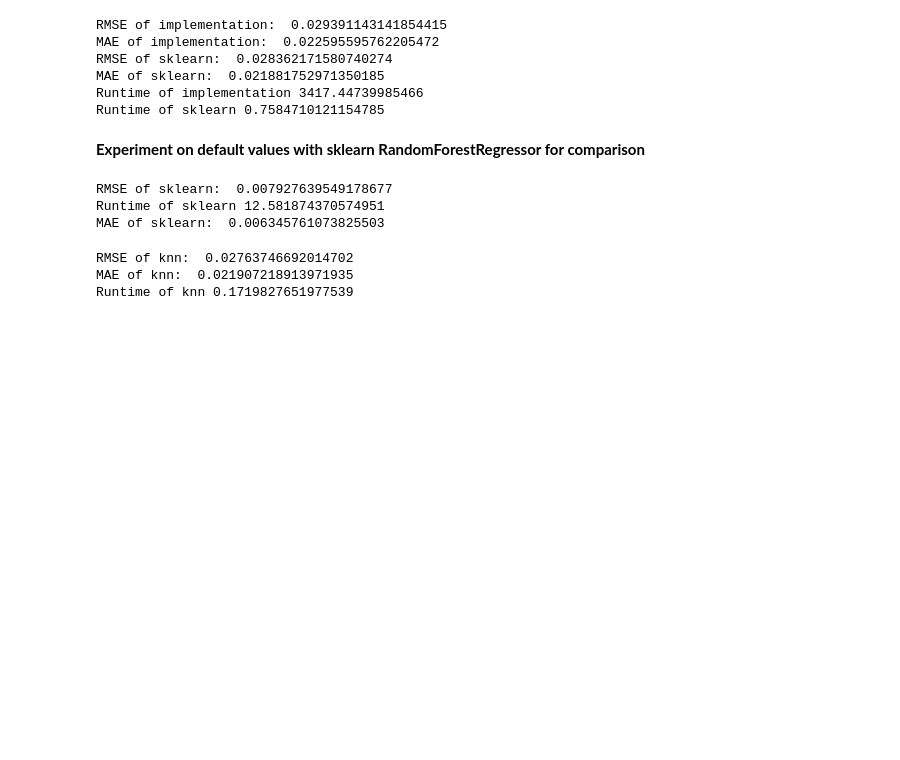
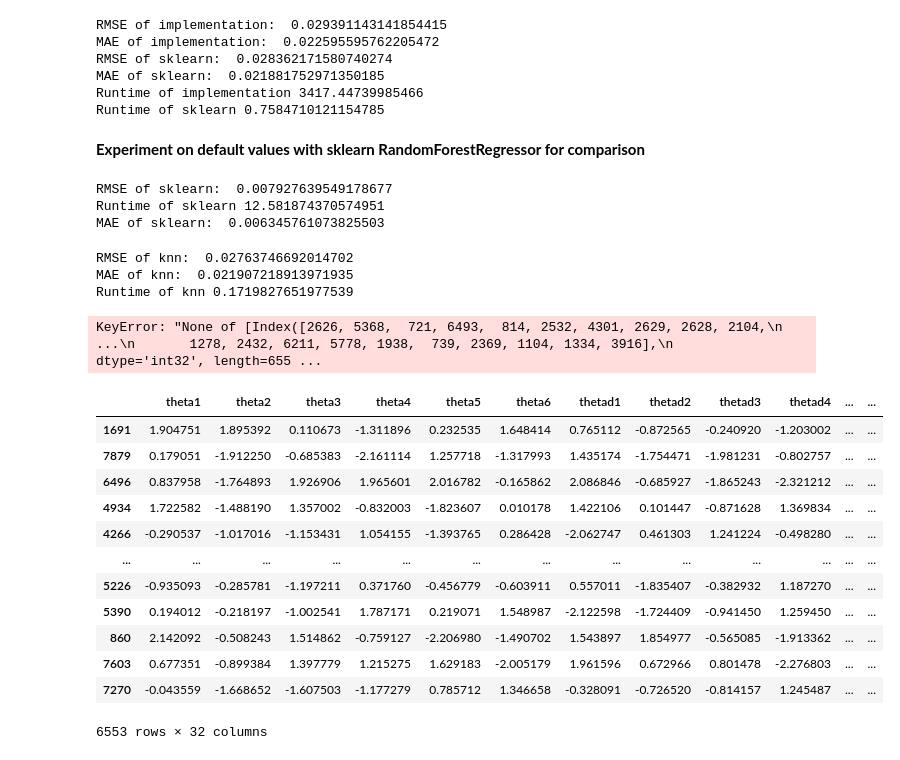
Before and after one commit to lebe1/MachineLearningCourse, a Jupyter notebook: Exercise2/puma32h.ipynb, the cells around one changed output. Cells and saved outputs as stored; diff of their text form; code cells hidden in the pictures; blank space fills up the shorter version.

```diff
--- a/Exercise2/puma32h.ipynb
+++ b/Exercise2/puma32h.ipynb
@@ -452,3 +452,27 @@ print("Runtime of knn", knn_runtime)
 RMSE of knn:  0.02763746692014702
 MAE of knn:  0.021907218913971935
 Runtime of knn 0.1719827651977539
+# %%
+from llm_implementation import RandomForestRegressor as llm_regressor
+
+rf = llm_regressor(n_estimators=10, max_depth=5)
+rf.fit(X_train, y_train)
+y_pred = rf.predict(X_test)
+# %% [output]
+KeyError: "None of [Index([2626, 5368,  721, 6493,  814, 2532, 4301, 2629, 2628, 2104,\n       ...\n       1278, 2432, 6211, 5778, 1938,  739, 2369, 1104, 1334, 3916],\n      dtype='int32', length=655 ...
+# %%
+X_train
+# %% [output]
+|  | theta1 | theta2 | theta3 | theta4 | theta5 | theta6 | thetad1 | thetad2 | thetad3 | thetad4 | ... | ... |
+| 1691 | 1.904751 | 1.895392 | 0.110673 | -1.311896 | 0.232535 | 1.648414 | 0.765112 | -0.872565 | -0.240920 | -1.203002 | ... | ... |
+| 7879 | 0.179051 | -1.912250 | -0.685383 | -2.161114 | 1.257718 | -1.317993 | 1.435174 | -1.754471 | -1.981231 | -0.802757 | ... | ... |
+| 6496 | 0.837958 | -1.764893 | 1.926906 | 1.965601 | 2.016782 | -0.165862 | 2.086846 | -0.685927 | -1.865243 | -2.321212 | ... | ... |
+| 4934 | 1.722582 | -1.488190 | 1.357002 | -0.832003 | -1.823607 | 0.010178 | 1.422106 | 0.101447 | -0.871628 | 1.369834 | ... | ... |
+| 4266 | -0.290537 | -1.017016 | -1.153431 | 1.054155 | -1.393765 | 0.286428 | -2.062747 | 0.461303 | 1.241224 | -0.498280 | ... | ... |
+| ... | ... | ... | ... | ... | ... | ... | ... | ... | ... | ... | ... | ... |
+| 5226 | -0.935093 | -0.285781 | -1.197211 | 0.371760 | -0.456779 | -0.603911 | 0.557011 | -1.835407 | -0.382932 | 1.187270 | ... | ... |
+| 5390 | 0.194012 | -0.218197 | -1.002541 | 1.787171 | 0.219071 | 1.548987 | -2.122598 | -1.724409 | -0.941450 | 1.259450 | ... | ... |
+| 860 | 2.142092 | -0.508243 | 1.514862 | -0.759127 | -2.206980 | -1.490702 | 1.543897 | 1.854977 | -0.565085 | -1.913362 | ... | ... |
+| 7603 | 0.677351 | -0.899384 | 1.397779 | 1.215275 | 1.629183 | -2.005179 | 1.961596 | 0.672966 | 0.801478 | -2.276803 | ... | ... |
+| 7270 | -0.043559 | -1.668652 | -1.607503 | -1.177279 | 0.785712 | 1.346658 | -0.328091 | -0.726520 | -0.814157 | 1.245487 | ... | ... |
+6553 rows × 32 columns
```
Also changed, not shown: parts of 1 cell of this notebook, 2 other files.
